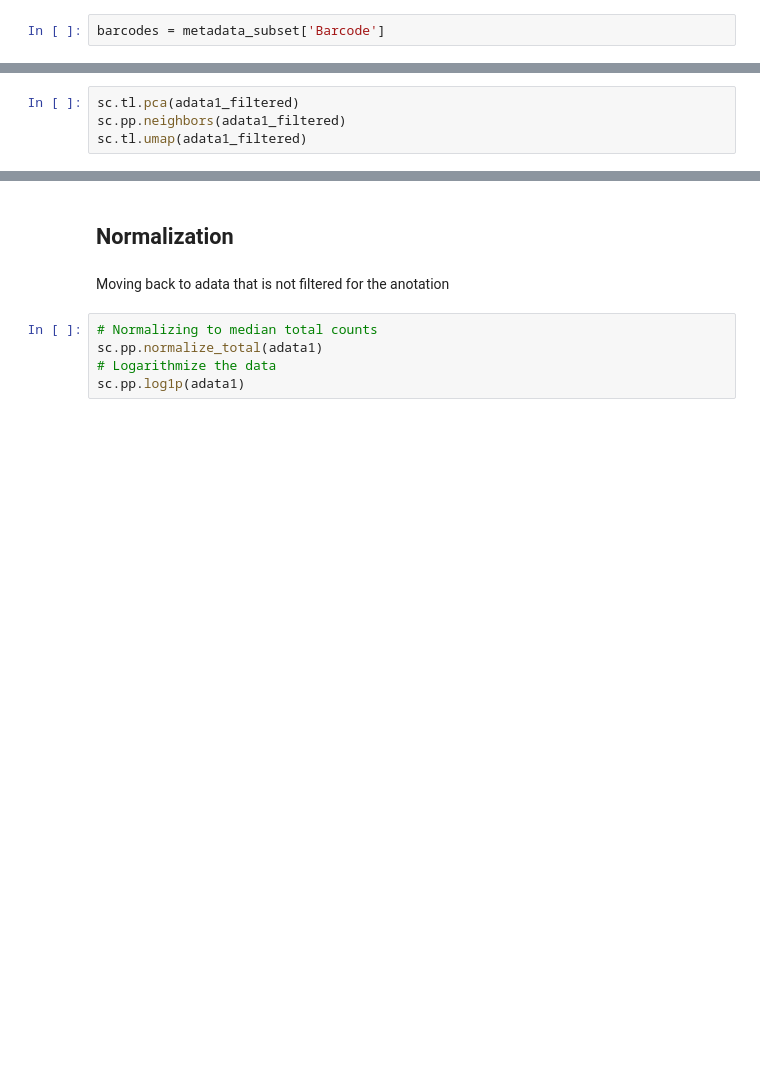
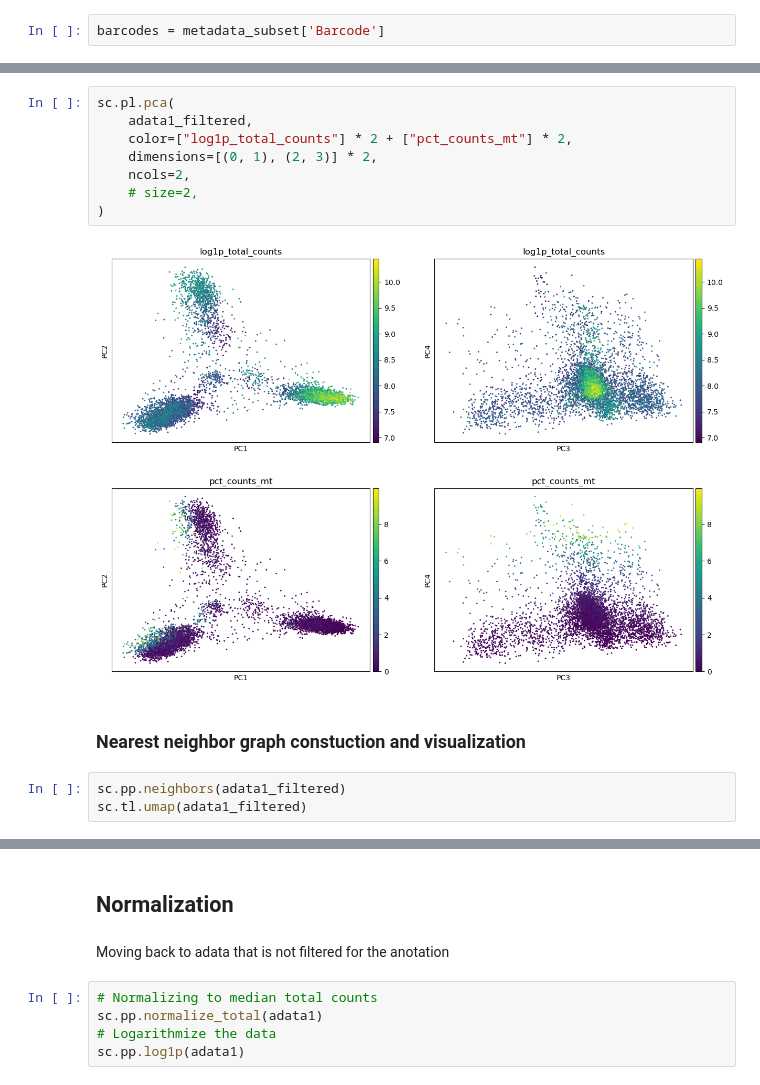
Before and after one commit to riccardoAli31/Gene-expression-changes-from-CNV, a Jupyter notebook: preprocessing/preprocessing_sample1.ipynb, the cells around one changed output, grey strips where cells are left out. Saved outputs shown, nothing was run; the diff lists cells and outputs as text; blank space fills up the shorter version.

```diff
--- a/preprocessing/preprocessing_sample1.ipynb
+++ b/preprocessing/preprocessing_sample1.ipynb
@@ -418,4 +404,15 @@ adata1_filtered = adata1_filtered[:, adata1_filtered.var.highly_variable]
+# %%
+sc.pl.pca(
+    adata1_filtered,
+    color=["log1p_total_counts"] * 2 + ["pct_counts_mt"] * 2,
+    dimensions=[(0, 1), (2, 3)] * 2,
+    ncols=2,
+    # size=2,
+)
+# %% [output]
+[figure, added]
+# %% [markdown]
+### Nearest neighbor graph constuction and visualization
 # %%
-sc.tl.pca(adata1_filtered)
 sc.pp.neighbors(adata1_filtered)
 sc.tl.umap(adata1_filtered)
```
Also changed, not shown: parts of 59 cells of this notebook.
